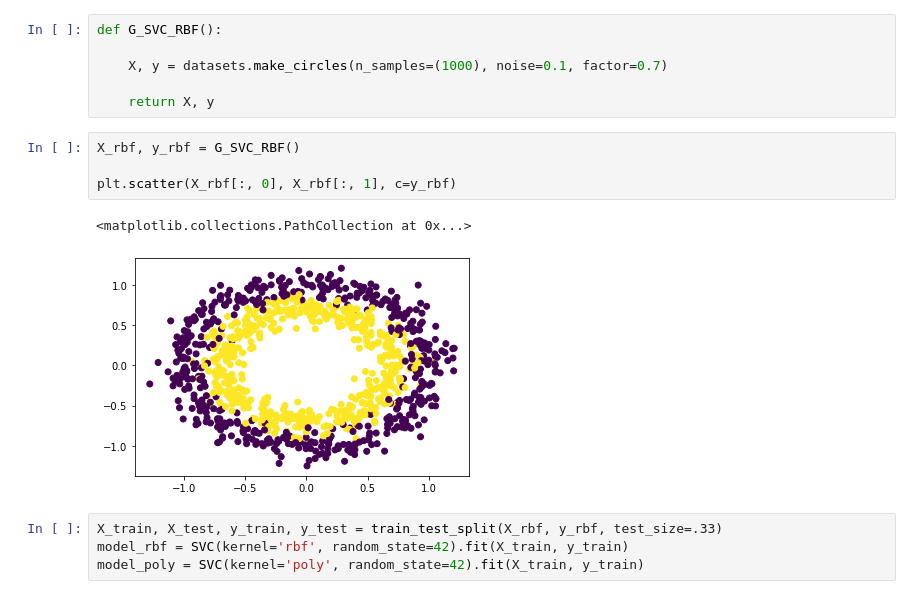
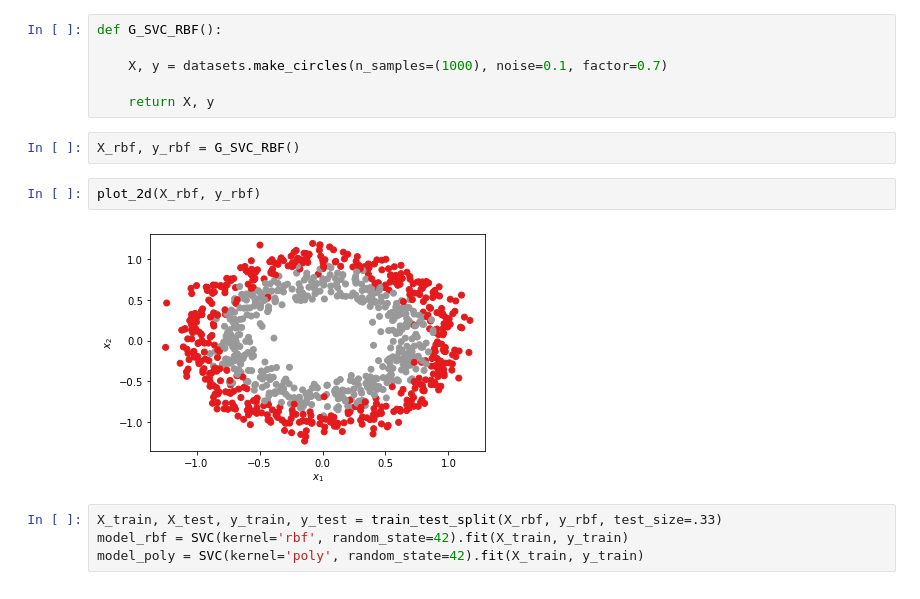
Before and after one commit to MBorgesT/ML_Assignment, a Jupyter notebook: RBF_vs_POLYNOMIAL.ipynb, the cells around one changed output. Saved outputs shown, nothing was run; the diff lists cells and outputs as text.

```diff
--- a/RBF_vs_POLYNOMIAL.ipynb
+++ b/RBF_vs_POLYNOMIAL.ipynb
@@ -12,13 +14,12 @@ def G_SVC_RBF():
     X, y = datasets.make_circles(n_samples=(1000), noise=0.1, factor=0.7)
 
     return X, y
-# %%
-X_rbf, y_rbf = G_SVC_RBF()
-
-plt.scatter(X_rbf[:, 0], X_rbf[:, 1], c=y_rbf)
-# %% [output]
-<matplotlib.collections.PathCollection at 0x...>
-[figure, removed]
+# %%
+X_rbf, y_rbf = G_SVC_RBF()
+# %%
+plot_2d(X_rbf, y_rbf)
+# %% [output]
+[figure, added]
 # %%
 X_train, X_test, y_train, y_test = train_test_split(X_rbf, y_rbf, test_size=.33)
 model_rbf = SVC(kernel='rbf', random_state=42).fit(X_train, y_train)
```
Also changed, not shown: parts of 4 cells of this notebook, 2 other files.
